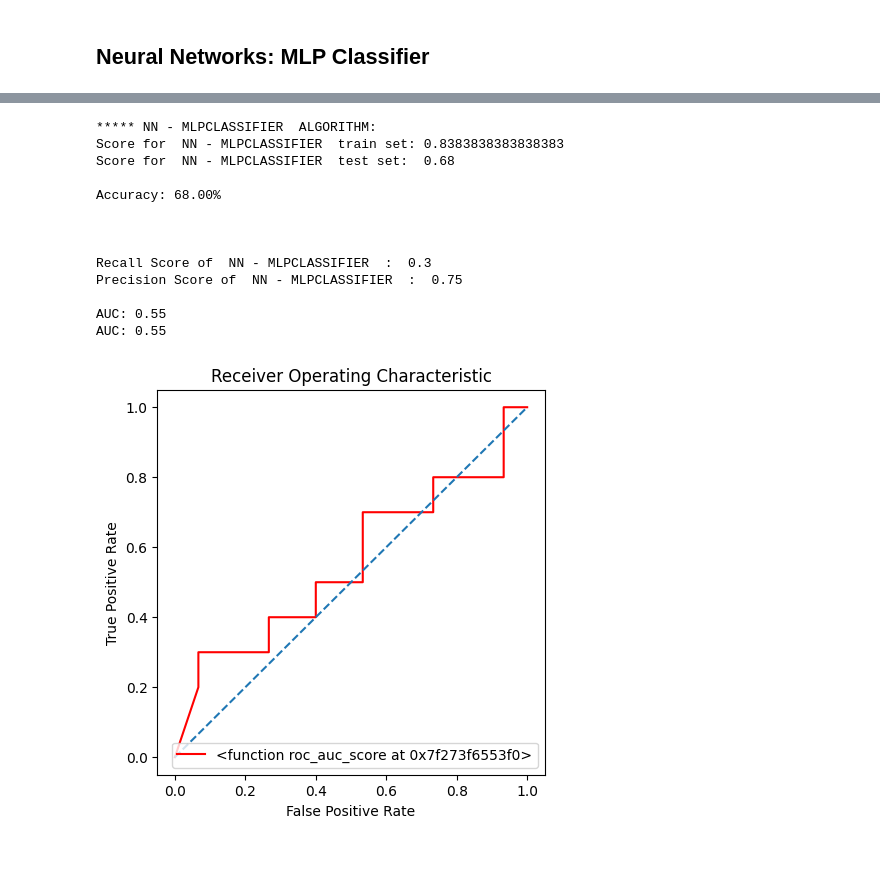
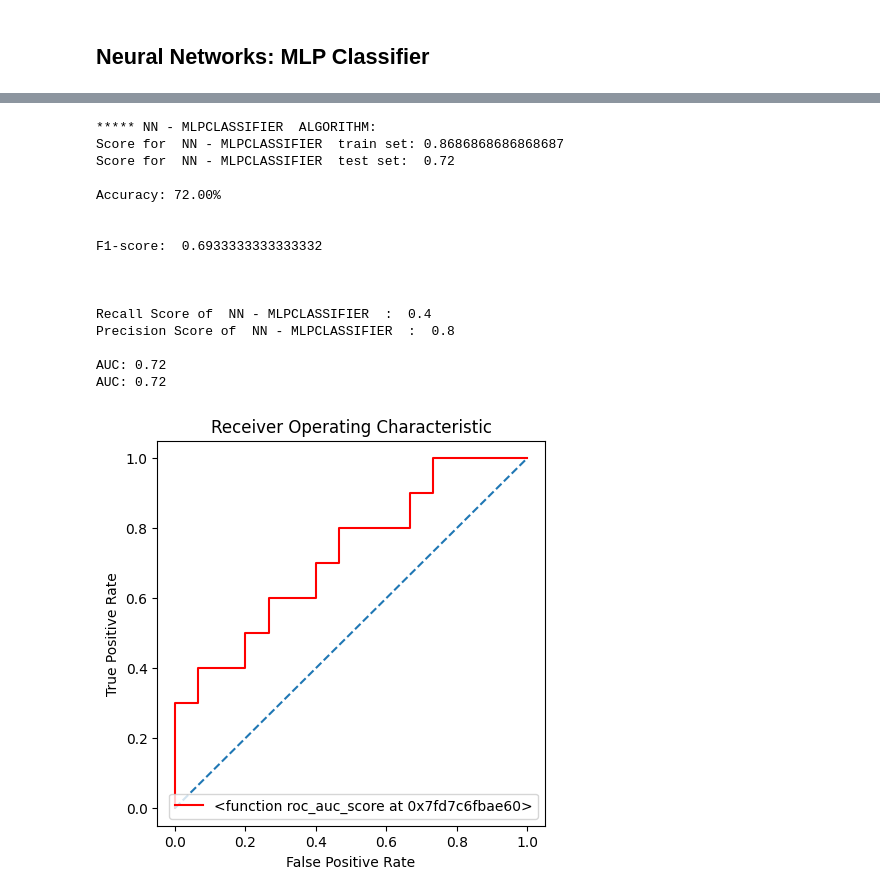
Before and after one commit to ozgecanmuyanli/autism-repo, a Jupyter notebook: mutluDataset_classification.ipynb, the cells around one changed output, grey strips where cells are left out. Saved outputs shown, nothing was run; the diff lists cells and outputs as text; code cells hidden in the pictures; blank space fills up the shorter version.

```diff
--- a/mutluDataset_classification.ipynb
+++ b/mutluDataset_classification.ipynb
@@ -378,3 +394,7 @@ Selected features from wrapper knn:  ['M B5', 'M B6', 'M B7', 'M B8', 'M Y1', 'M
+# %%
+scaler = StandardScaler().fit(X_train_selected)
+X_train_scaled = scaler.transform(X_train_selected)
+X_test_scaled = scaler.transform(X_test_selected)
 # %% [markdown]
 # ML MODELS
 # %% [markdown]
@@ -541,21 +584,24 @@ AUC: 0.51
 # %% [markdown]
 ## Neural Networks: MLP Classifier
 # %%
-ML_Algorithms(X_train, X_test, y_train, y_test, "NN - MLPCLASSIFIER",
+ML_Algorithms(X_train_scaled, X_test_scaled, y_train, y_test, "NN - MLPCLASSIFIER",
               MLPClassifier(hidden_layer_sizes=(1000, ),alpha=0.001,  learning_rate_init=0.001, power_t=0.9, max_iter=50),1)
 # %% [output]
 [figure]
 ***** NN - MLPCLASSIFIER  ALGORITHM:
-Score for  NN - MLPCLASSIFIER  train set: 0.8383838383838383
-Score for  NN - MLPCLASSIFIER  test set:  0.68
+Score for  NN - MLPCLASSIFIER  train set: 0.8686868686868687
+Score for  NN - MLPCLASSIFIER  test set:  0.72
 
-Accuracy: 68.00%
+Accuracy: 72.00%
+
+
+F1-score:  0.6933333333333332
 
 
 
-Recall Score of  NN - MLPCLASSIFIER  :  0.3
-Precision Score of  NN - MLPCLASSIFIER  :  0.75
+Recall Score of  NN - MLPCLASSIFIER  :  0.4
+Precision Score of  NN - MLPCLASSIFIER  :  0.8
 
-AUC: 0.55
-AUC: 0.55
+AUC: 0.72
+AUC: 0.72
-[figure, old version]
+[figure, new version]
```
Also changed, not shown: parts of 28 cells of this notebook, 1 other file.
